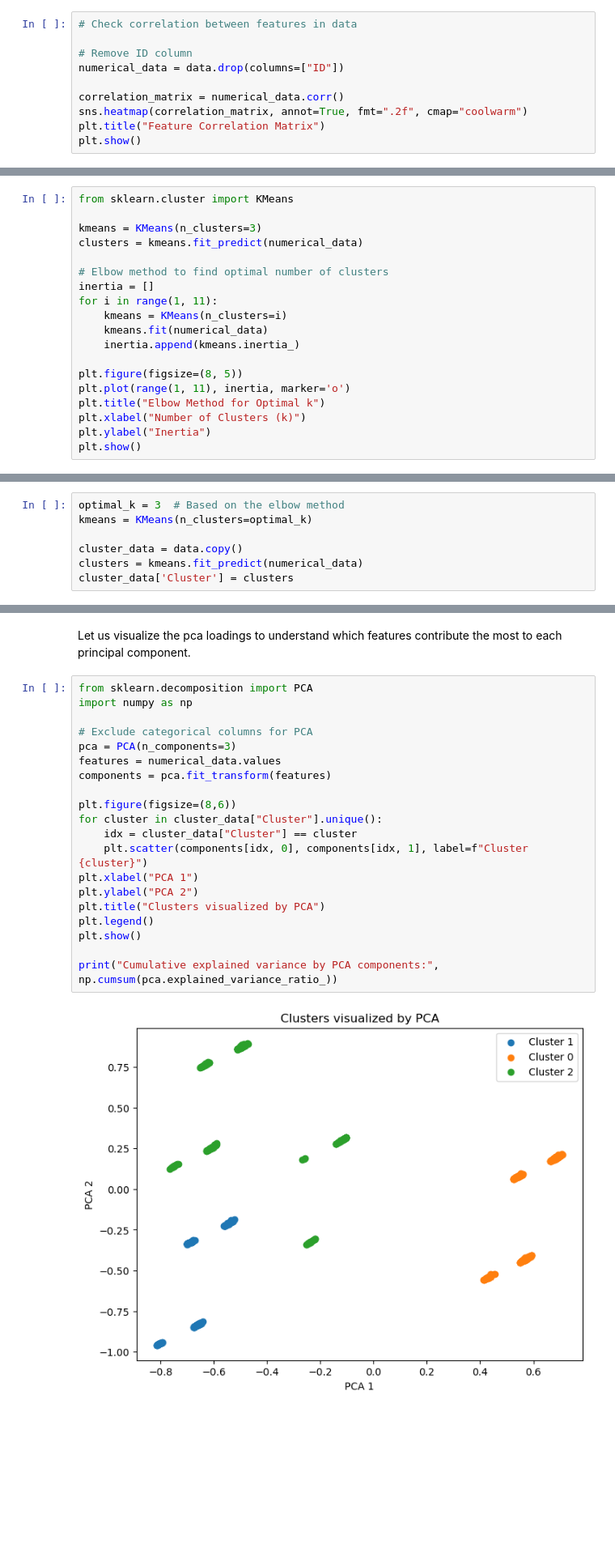
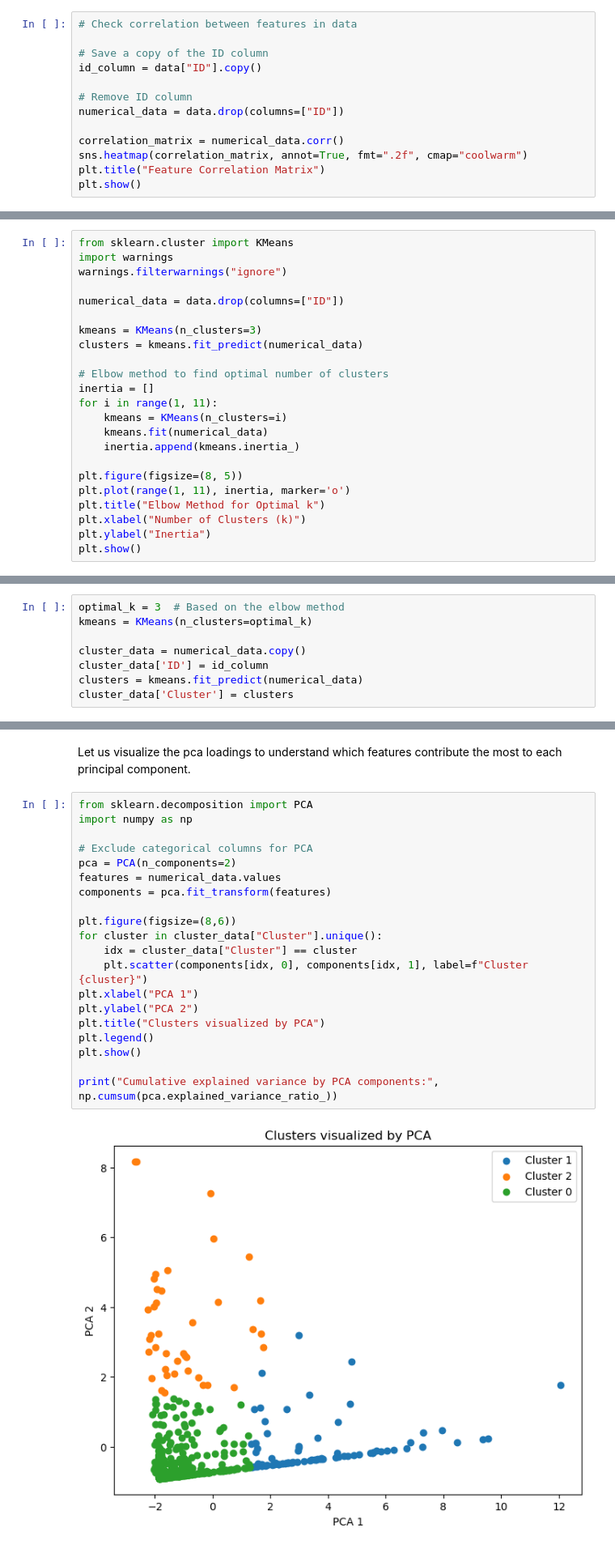
Before and after one commit to javierferna/point-processes-hawkes, a Jupyter notebook: point_processes.ipynb, the cells around one changed output, grey strips where cells are left out. Shown at 81% size. Saved outputs shown, nothing was run; the diff lists cells and outputs as text; blank space fills up the shorter version.

Commit message:
Modify clustering logic + markdown

```diff
--- a/point_processes.ipynb
+++ b/point_processes.ipynb
@@ -7,6 +7,9 @@ data = pd.read_csv('features.csv', sep=';')
 timelines = pd.read_csv('timelines.csv', sep=';')
 # %%
 # Check correlation between features in data
+
+# Save a copy of the ID column
+id_column = data["ID"].copy()
 
 # Remove ID column
 numerical_data = data.drop(columns=["ID"])
@@ -57,6 +69,10 @@ numerical_data["F7"] = scaler.fit_transform(numerical_data[["F7"]])
 Let us cluster the data to see if we can find some patterns. We will use a simple Kmeans clustering algorithm without considering the `ID` column.
 # %%
 from sklearn.cluster import KMeans
+import warnings
+warnings.filterwarnings("ignore")
+
+numerical_data = data.drop(columns=["ID"])
 
 kmeans = KMeans(n_clusters=3)
 clusters = kmeans.fit_predict(numerical_data)
@@ -82,7 +98,8 @@ Based on the elbow method, it seems like the optimal number of clusters is aroun
 optimal_k = 3  # Based on the elbow method
 kmeans = KMeans(n_clusters=optimal_k)
 
-cluster_data = data.copy()
+cluster_data = numerical_data.copy()
+cluster_data['ID'] = id_column
 clusters = kmeans.fit_predict(numerical_data)
 cluster_data['Cluster'] = clusters
 # %%
@@ -101,22 +118,22 @@ Let us visualize the pca loadings to understand which features contribute the mo
 # %%
 from sklearn.decomposition import PCA
 import numpy as np
 
 # Exclude categorical columns for PCA
-pca = PCA(n_components=3)
+pca = PCA(n_components=2)
 features = numerical_data.values
 components = pca.fit_transform(features)
 
 plt.figure(figsize=(8,6))
 for cluster in cluster_data["Cluster"].unique():
     idx = cluster_data["Cluster"] == cluster
     plt.scatter(components[idx, 0], components[idx, 1], label=f"Cluster {cluster}")
 plt.xlabel("PCA 1")
 plt.ylabel("PCA 2")
 plt.title("Clusters visualized by PCA")
 plt.legend()
 plt.show()
 
 print("Cumulative explained variance by PCA components:", np.cumsum(pca.explained_variance_ratio_))
 # %% [output]
-[figure, old version]
+[figure, new version]
```
Also changed, not shown: parts of 7 cells of this notebook.
